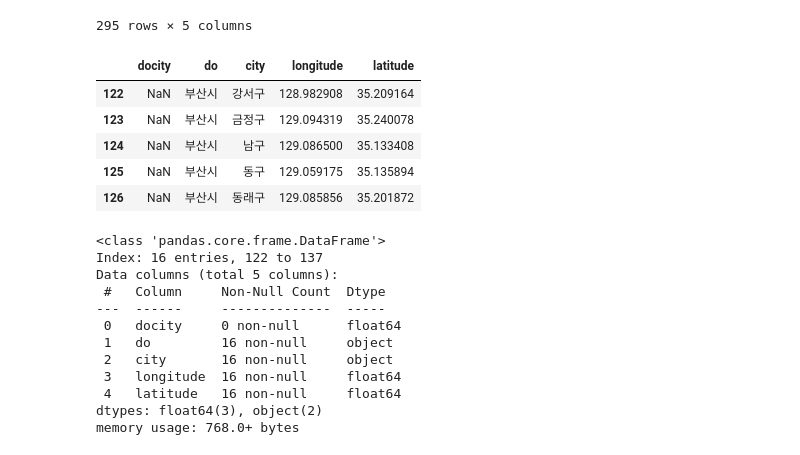
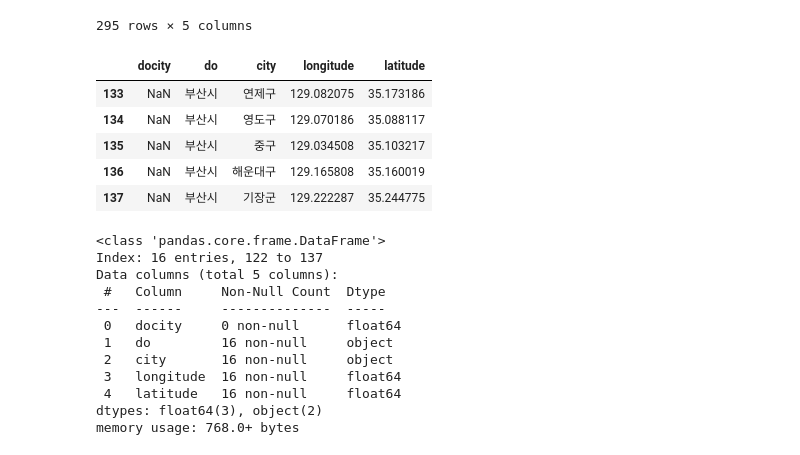
Before and after one commit to eunjoengme/bigdata-python-20230616, a Jupyter notebook: Day12/py43_busan_전처리및_시각화.ipynb, the cells around one changed output. Drawn from its saved outputs; the diff is of its cells as text; code cells hidden in the pictures.

```diff
--- a/Day12/py43_busan_전처리및_시각화.ipynb
+++ b/Day12/py43_busan_전처리및_시각화.ipynb
@@ -64,14 +64,14 @@ busan_loc_df
 295 rows × 5 columns
 # %%
 busan_gu_df = busan_loc_df[busan_loc_df['do'] == '부산시']
-busan_gu_df.head()
+busan_gu_df.tail()
 # %% [output]
 |  | docity | do | city | longitude | latitude |
-| 122 | NaN | 부산시 | 강서구 | 128.982908 | 35.209164 |
-| 123 | NaN | 부산시 | 금정구 | 129.094319 | 35.240078 |
-| 124 | NaN | 부산시 | 남구 | 129.086500 | 35.133408 |
-| 125 | NaN | 부산시 | 동구 | 129.059175 | 35.135894 |
-| 126 | NaN | 부산시 | 동래구 | 129.085856 | 35.201872 |
+| 133 | NaN | 부산시 | 연제구 | 129.082075 | 35.173186 |
+| 134 | NaN | 부산시 | 영도구 | 129.070186 | 35.088117 |
+| 135 | NaN | 부산시 | 중구 | 129.034508 | 35.103217 |
+| 136 | NaN | 부산시 | 해운대구 | 129.165808 | 35.160019 |
+| 137 | NaN | 부산시 | 기장군 | 129.222287 | 35.244775 |
 # %%
 busan_gu_df.info()
 # %% [output]
```
Also changed, not shown: parts of 8 cells of this notebook, 2 other files.
